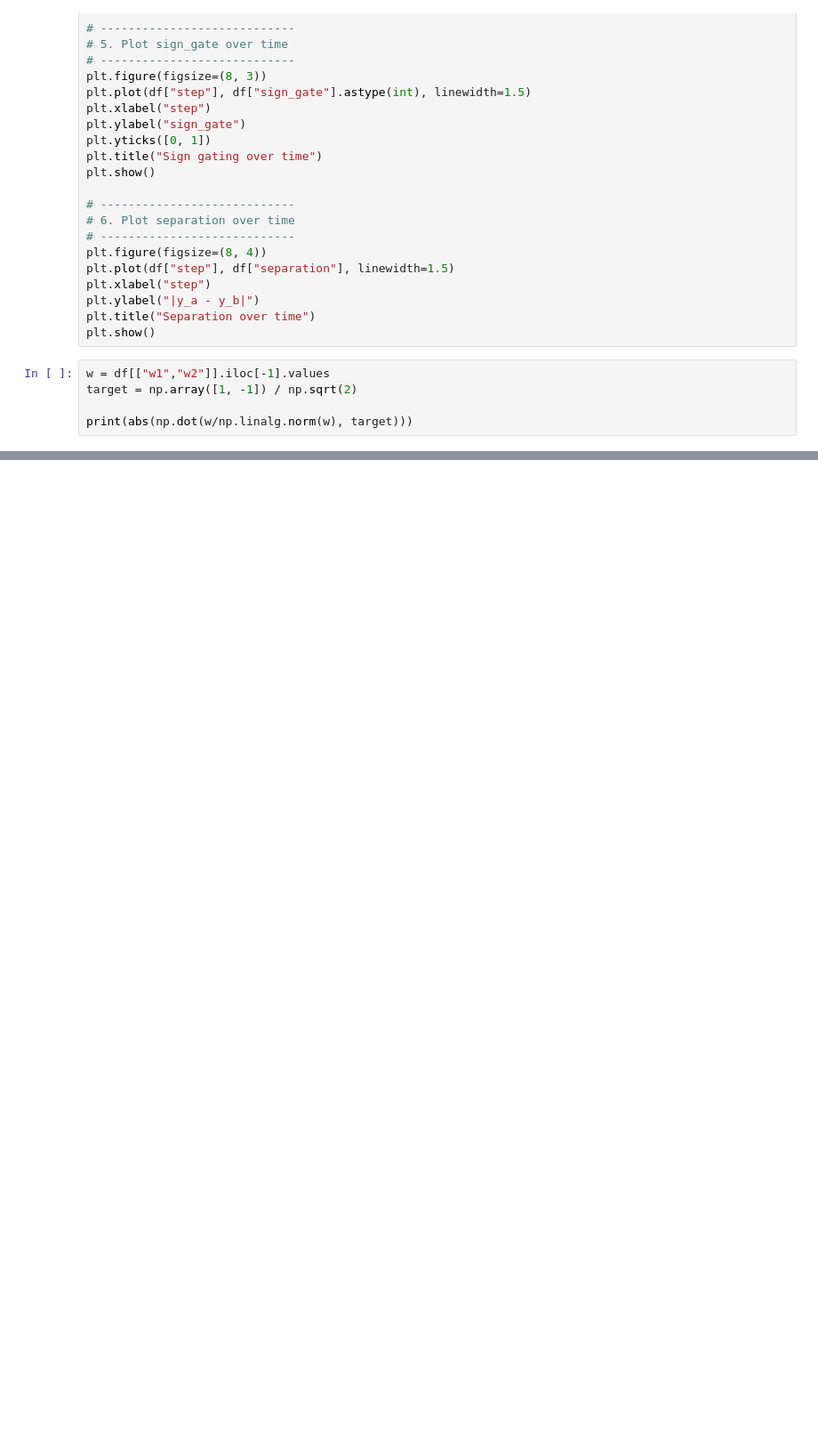
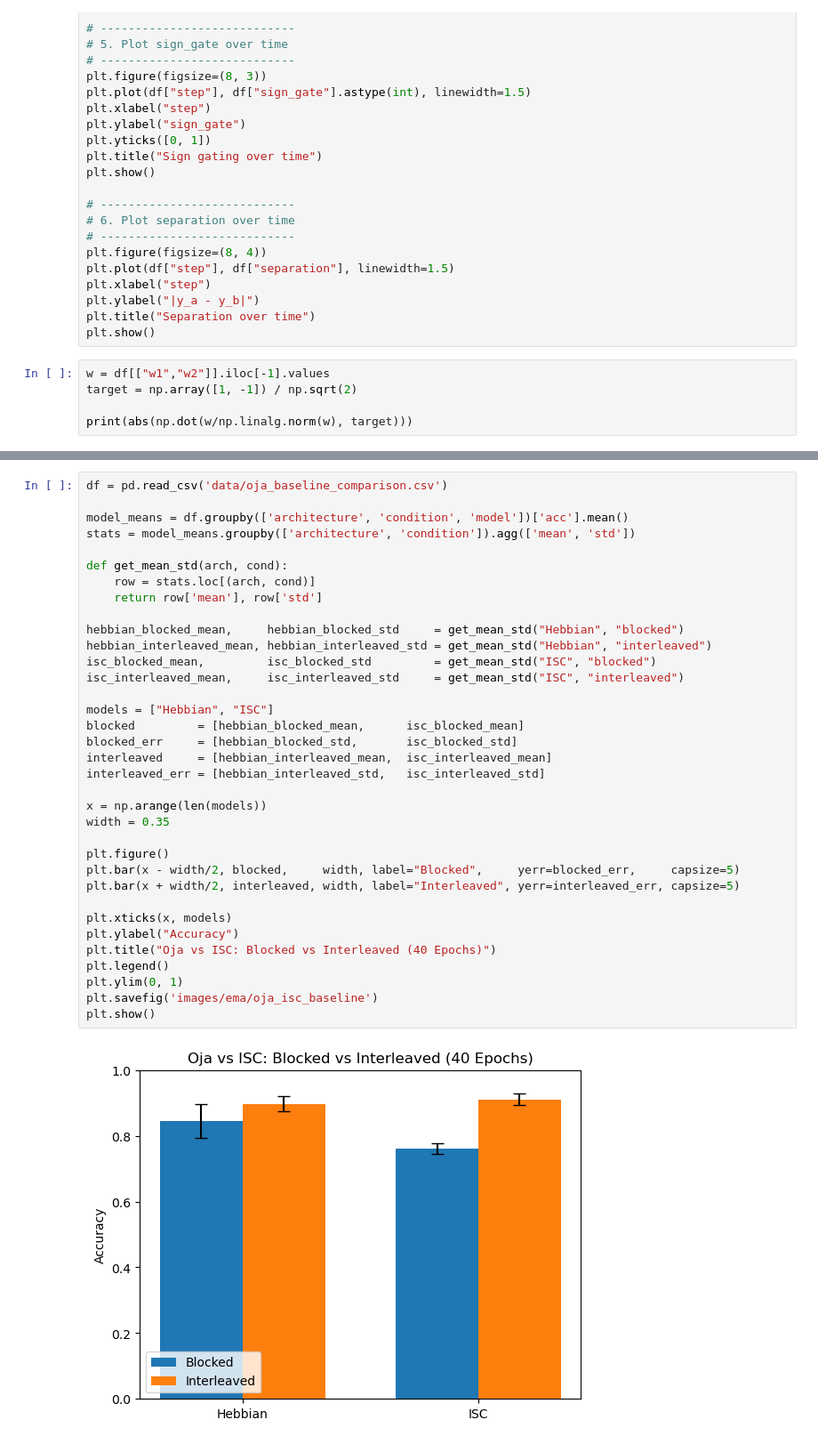
Before and after one commit to CalculatorAddict/ISC-ablations, a Jupyter notebook: oja_verification.ipynb, the cells around one changed output, grey strips where cells are left out. Shown at 89% size. Drawn from its saved outputs; the diff is of its cells as text; blank space fills up the shorter version.

Commit message:
add oja vs isc baseline experiment

```diff
--- a/oja_verification.ipynb
+++ b/oja_verification.ipynb
@@ -620,0 +660,37 @@ print(abs(np.dot(w/np.linalg.norm(w), target)))
+# %%
+df = pd.read_csv('data/oja_baseline_comparison.csv')
+
+model_means = df.groupby(['architecture', 'condition', 'model'])['acc'].mean()
+stats = model_means.groupby(['architecture', 'condition']).agg(['mean', 'std'])
+
+def get_mean_std(arch, cond):
+    row = stats.loc[(arch, cond)]
+    return row['mean'], row['std']
+
+hebbian_blocked_mean,     hebbian_blocked_std     = get_mean_std("Hebbian", "blocked")
+hebbian_interleaved_mean, hebbian_interleaved_std = get_mean_std("Hebbian", "interleaved")
+isc_blocked_mean,         isc_blocked_std         = get_mean_std("ISC", "blocked")
+isc_interleaved_mean,     isc_interleaved_std     = get_mean_std("ISC", "interleaved")
+
+models = ["Hebbian", "ISC"]
+blocked         = [hebbian_blocked_mean,      isc_blocked_mean]
+blocked_err     = [hebbian_blocked_std,       isc_blocked_std]
+interleaved     = [hebbian_interleaved_mean,  isc_interleaved_mean]
+interleaved_err = [hebbian_interleaved_std,   isc_interleaved_std]
+
+x = np.arange(len(models))
+width = 0.35
+
+plt.figure()
+plt.bar(x - width/2, blocked,     width, label="Blocked",     yerr=blocked_err,     capsize=5)
+plt.bar(x + width/2, interleaved, width, label="Interleaved", yerr=interleaved_err, capsize=5)
+
+plt.xticks(x, models)
+plt.ylabel("Accuracy")
+plt.title("Oja vs ISC: Blocked vs Interleaved (40 Epochs)")
+plt.legend()
+plt.ylim(0, 1)
+plt.savefig('images/ema/oja_isc_baseline')
+plt.show()
+# %% [output]
+[figure, added]
```
Also changed, not shown: parts of 4 cells of this notebook, 4 other files.
